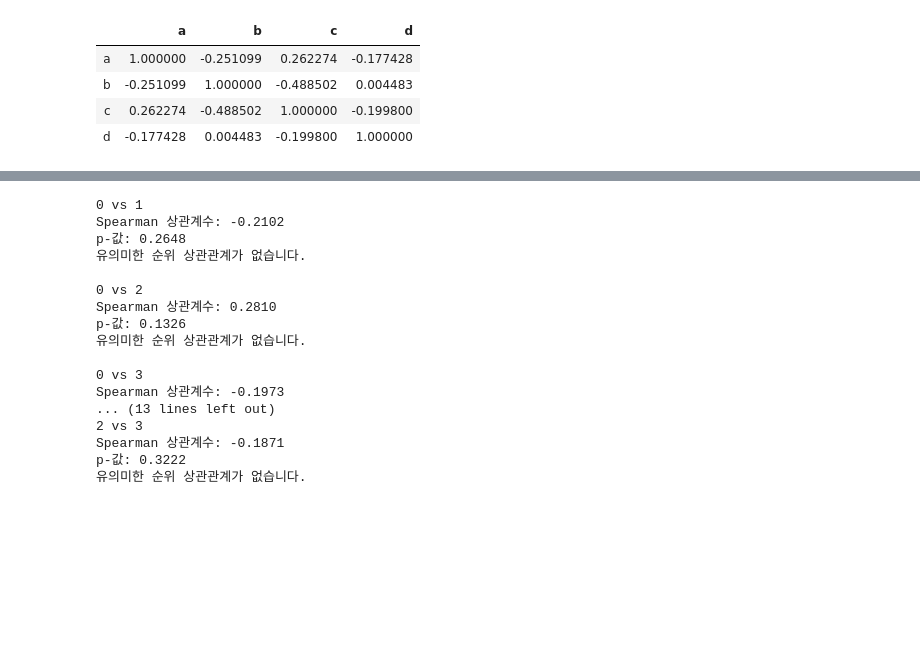
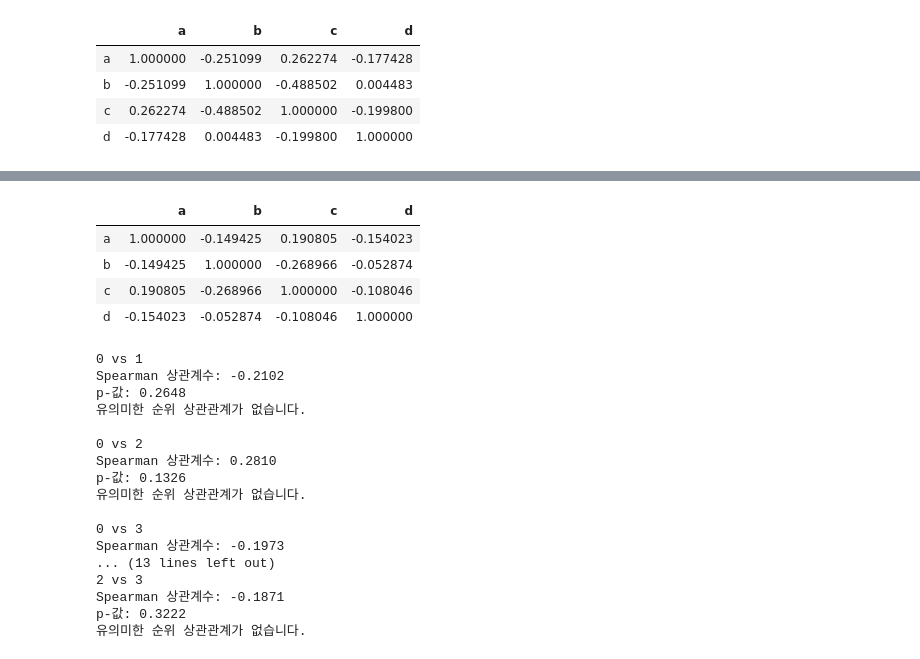
Before and after one commit to bloodstrawberry/data-science-with-python, a Jupyter notebook: 데이터처리/상관계수.ipynb, the cells around one changed output, grey strips where cells are left out. Cells and saved outputs as stored; diff of their text form; code cells hidden in the pictures; blank space fills up the shorter version.

```diff
--- a/데이터처리/상관계수.ipynb
+++ b/데이터처리/상관계수.ipynb
@@ -30,0 +40,9 @@ df.corr()
+# %%
+# 켄달의 타우 상관계수
+df.corr(method='kendall')
+# %% [output]
+|  | a | b | c | d |
+| a | 1.000000 | -0.149425 | 0.190805 | -0.154023 |
+| b | -0.149425 | 1.000000 | -0.268966 | -0.052874 |
+| c | 0.190805 | -0.268966 | 1.000000 | -0.108046 |
+| d | -0.154023 | -0.052874 | -0.108046 | 1.000000 |
```
Also changed, not shown: parts of 6 cells of this notebook, 7 other files.
